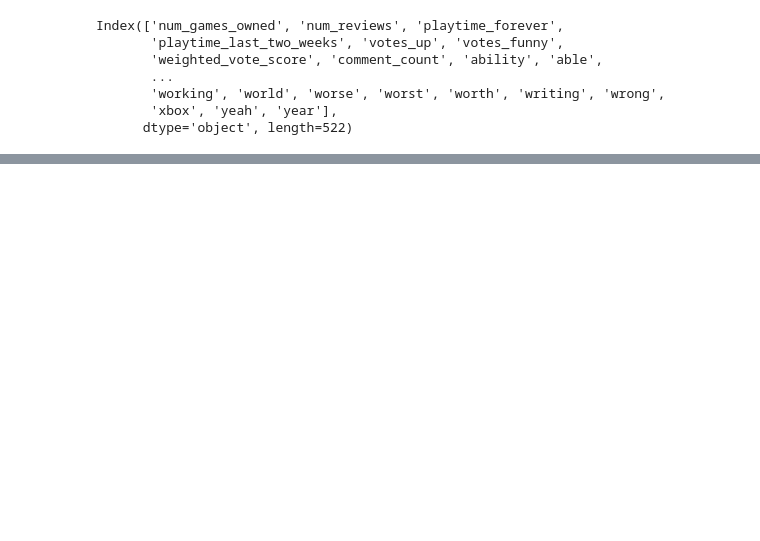
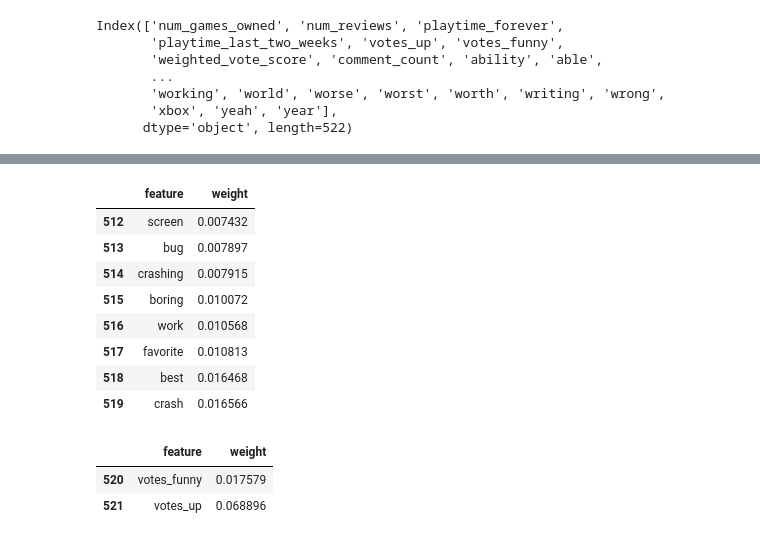
Before and after one commit to JocelArcelona/Fallout-Series-Steam-Reviews-Sentiment-Analysis, a Jupyter notebook: notebooks/Data Cleaning, EDA and Modeling with Unigrams using NLTK.ipynb, the cells around one changed output, grey strips where cells are left out. Cells and saved outputs as stored; diff of their text form; code cells hidden in the pictures; blank space fills up the shorter version.

```diff
--- a/notebooks/Data Cleaning, EDA and Modeling with Unigrams using NLTK.ipynb
+++ b/notebooks/Data Cleaning, EDA and Modeling with Unigrams using NLTK.ipynb
@@ -1620,3 +1625,23 @@ top10=top10.sort_values(by='weight',ascending=True)
+# %%
+word_features = top10.drop([520, 521], axis = 0)
+word_features
+# %% [output]
+|  | feature | weight |
+| 512 | screen | 0.007432 |
+| 513 | bug | 0.007897 |
+| 514 | crashing | 0.007915 |
+| 515 | boring | 0.010072 |
+| 516 | work | 0.010568 |
+| 517 | favorite | 0.010813 |
+| 518 | best | 0.016468 |
+| 519 | crash | 0.016566 |
+# %%
+num_features = top10.drop([512, 513, 514, 515, 516, 517, 518, 519], axis = 0)
+num_features
+# %% [output]
+|  | feature | weight |
+| 520 | votes_funny | 0.017579 |
+| 521 | votes_up | 0.068896 |
 # %%
 bottom10 = coef.nsmallest(10, "weight")
 bottom10
```
Also changed, not shown: parts of 16 cells of this notebook, 1 other file.
